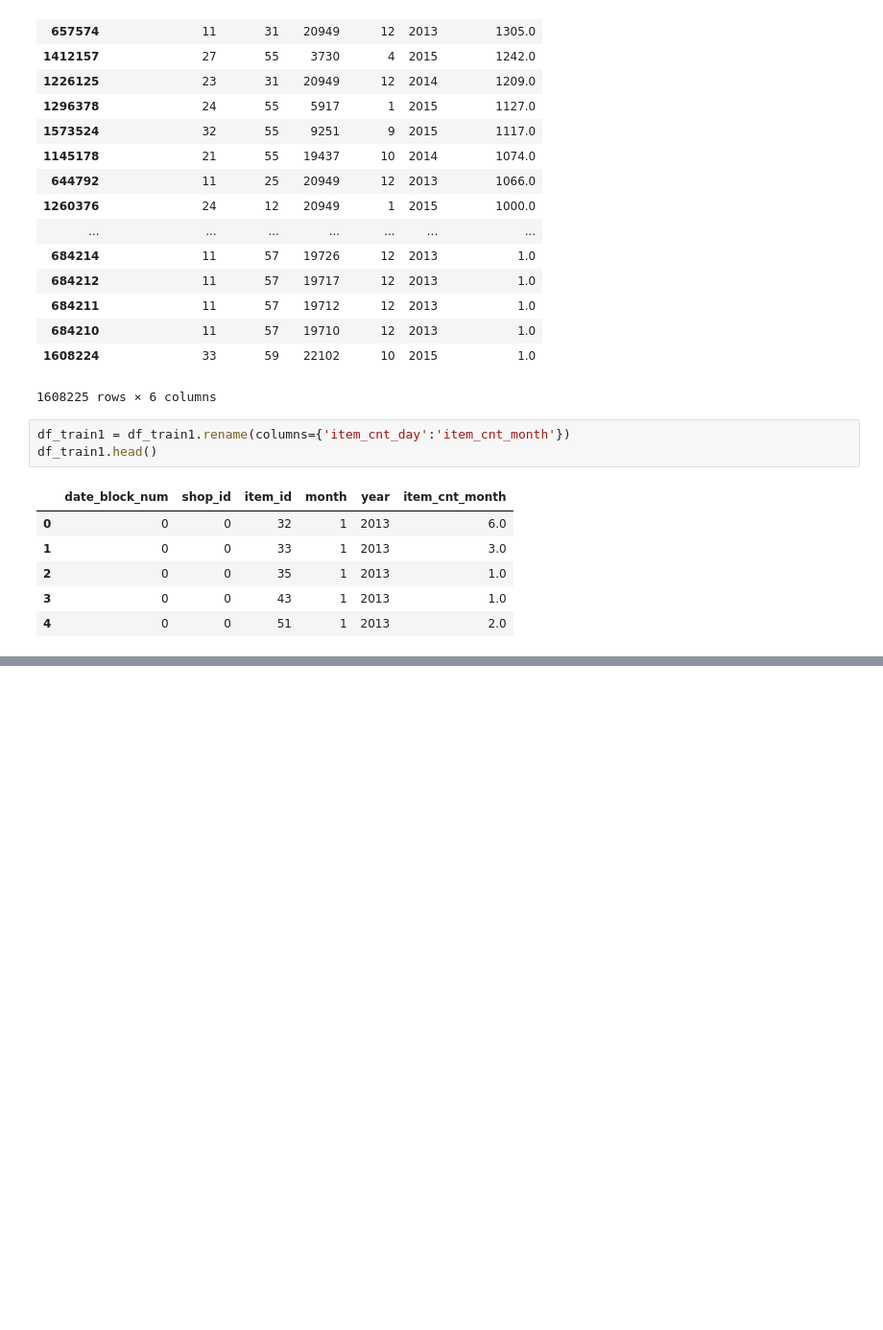
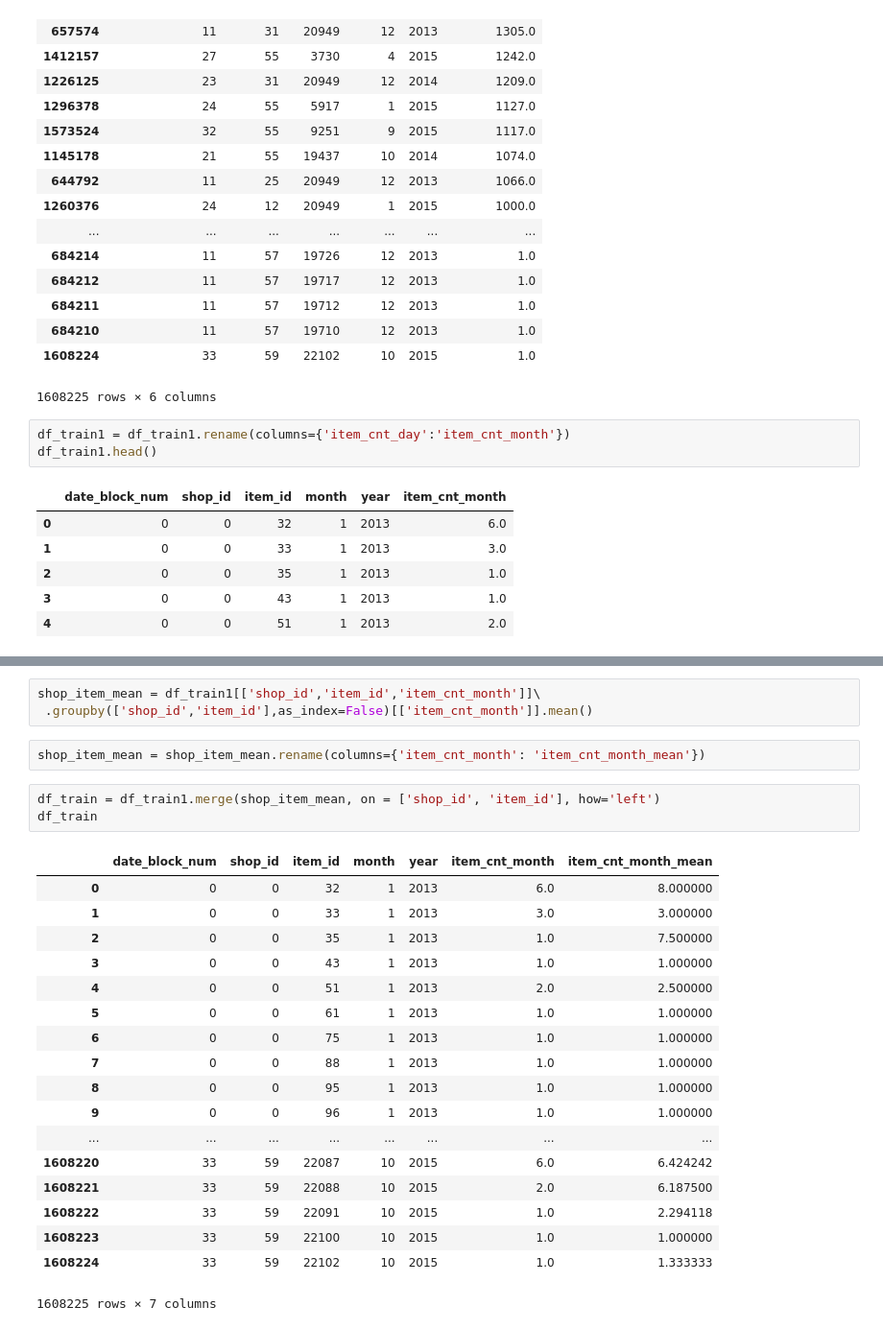
Before and after one commit to dongzhang84/Kaggle, a Jupyter notebook: Predict_Future_Sales/Predict_Sales_v1.ipynb, the cells around one changed output, grey strips where cells are left out. Shown at 96% size. Saved outputs shown, nothing was run; the diff lists cells and outputs as text; blank space fills up the shorter version.

```diff
--- a/Predict_Future_Sales/Predict_Sales_v1.ipynb
+++ b/Predict_Future_Sales/Predict_Sales_v1.ipynb
@@ -233,0 +255,27 @@ df_train1.head()
+# %%
+shop_item_mean = df_train1[['shop_id','item_id','item_cnt_month']]\
+ .groupby(['shop_id','item_id'],as_index=False)[['item_cnt_month']].mean()
+# %%
+shop_item_mean = shop_item_mean.rename(columns={'item_cnt_month': 'item_cnt_month_mean'})
+# %%
+df_train = df_train1.merge(shop_item_mean, on = ['shop_id', 'item_id'], how='left')
+df_train
+# %% [output]
+|  | date_block_num | shop_id | item_id | month | year | item_cnt_month | item_cnt_month_mean |
+| 0 | 0 | 0 | 32 | 1 | 2013 | 6.0 | 8.000000 |
+| 1 | 0 | 0 | 33 | 1 | 2013 | 3.0 | 3.000000 |
+| 2 | 0 | 0 | 35 | 1 | 2013 | 1.0 | 7.500000 |
+| 3 | 0 | 0 | 43 | 1 | 2013 | 1.0 | 1.000000 |
+| 4 | 0 | 0 | 51 | 1 | 2013 | 2.0 | 2.500000 |
+| 5 | 0 | 0 | 61 | 1 | 2013 | 1.0 | 1.000000 |
+| 6 | 0 | 0 | 75 | 1 | 2013 | 1.0 | 1.000000 |
+| 7 | 0 | 0 | 88 | 1 | 2013 | 1.0 | 1.000000 |
+| 8 | 0 | 0 | 95 | 1 | 2013 | 1.0 | 1.000000 |
+| 9 | 0 | 0 | 96 | 1 | 2013 | 1.0 | 1.000000 |
+| ... | ... | ... | ... | ... | ... | ... | ... |
+| 1608220 | 33 | 59 | 22087 | 10 | 2015 | 6.0 | 6.424242 |
+| 1608221 | 33 | 59 | 22088 | 10 | 2015 | 2.0 | 6.187500 |
+| 1608222 | 33 | 59 | 22091 | 10 | 2015 | 1.0 | 2.294118 |
+| 1608223 | 33 | 59 | 22100 | 10 | 2015 | 1.0 | 1.000000 |
+| 1608224 | 33 | 59 | 22102 | 10 | 2015 | 1.0 | 1.333333 |
+1608225 rows × 7 columns
```
Also changed, not shown: parts of 30 cells of this notebook.
